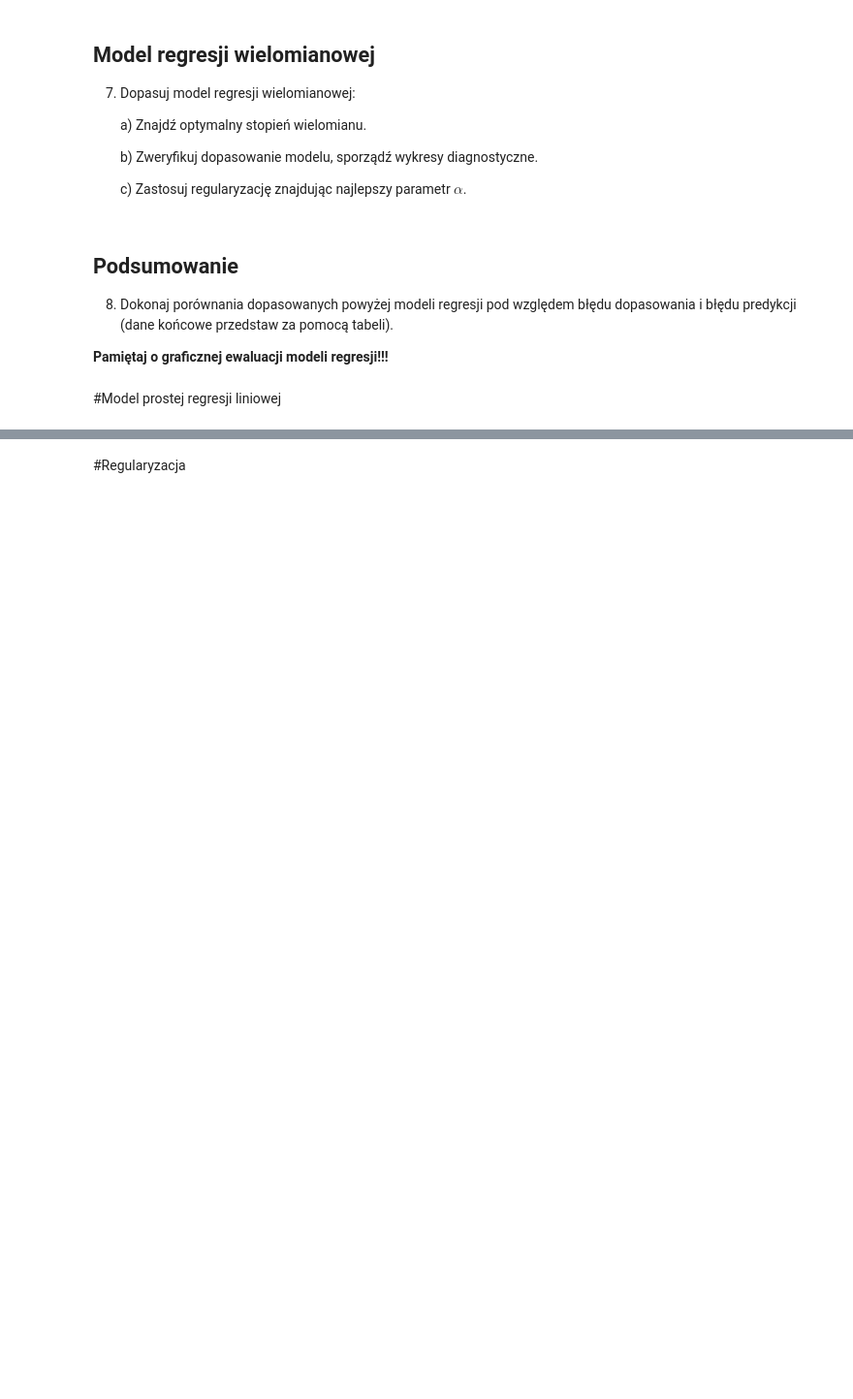
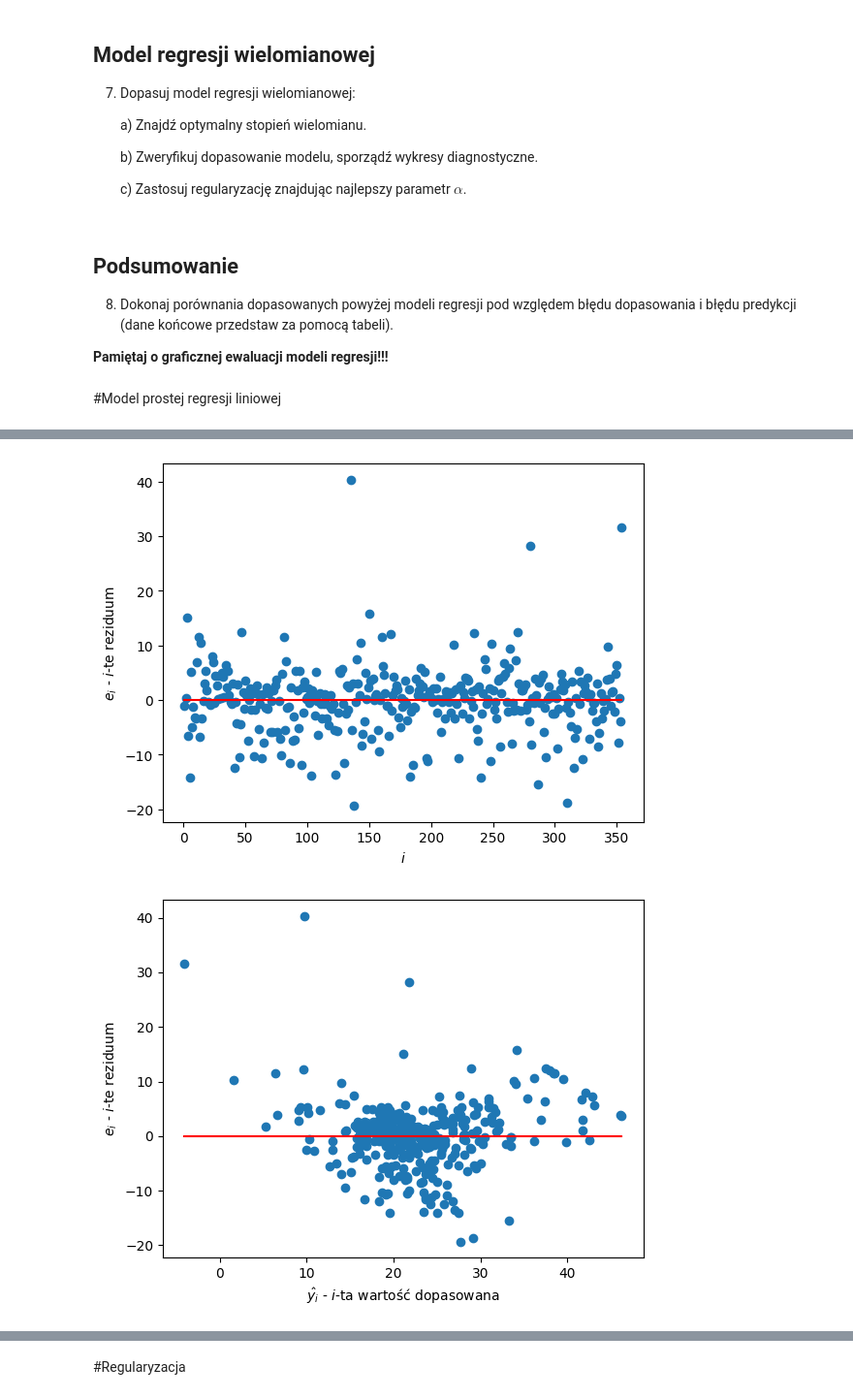
Before and after one commit to RudasKAP/ds08032025regul, a Jupyter notebook: 02_regresja_liniowa_case_study/Case study - Boston House Dataset.ipynb, the cells around one changed output, grey strips where cells are left out. Shown: that part at 97% size. Cells and saved outputs as stored; diff of their text form; code cells hidden in the pictures; blank space fills up the shorter version.

```diff
--- a/02_regresja_liniowa_case_study/Case study - Boston House Dataset.ipynb
+++ b/02_regresja_liniowa_case_study/Case study - Boston House Dataset.ipynb
@@ -103,0 +194,50 @@ warnings.filterwarnings('ignore')
+# %%
+# e) Zweryfikuj dopasowanie modelu, sporządź wykresy diagnostyczne:
+# wykres wartości przewidywanych względem prawdziwych, wykres residuów względem wartości dopasowanych.
+
+# 1. wykresy rezyduów (i,e_i)
+xrange = np.arange(1, len(fitted_model.resid) + 1)
+plt.scatter(xrange, fitted_model.resid)
+plt.xlabel("$i$")
+plt.ylabel("$e_i$ - $i$-te reziduum")
+X_plot = np.linspace(0, 6, 6)
+plt.plot(xrange, np.repeat(0, len(xrange)), color='red')
+
+plt.show()
+
+# 2. wykresy rezyduów (\hat(y_i),e_i)
+
+plt.scatter(fitted_model.fittedvalues, fitted_model.resid)
+plt.xlabel("$\hat{y_i}$ - $i$-ta wartość dopasowana")
+plt.ylabel("$e_i$ - $i$-te reziduum")
+
+xrange = np.arange(fitted_model.fittedvalues.min(), fitted_model.fittedvalues.max(), 0.1)
+plt.plot(xrange, np.repeat(0, len(xrange)), color='red')
+
+plt.show()
+#obydwa wykresy ukłazają wartości rezyduum koło 0, jest ok z dokładnością do kilku obserwacji
+# może będzie potrzebna regresja wielomianowa stopnia dwa, bo widać, że rezydua mogą się układać w łuk na wykresie 2.
+
+# 3. Wykres kwantylowy
+
+import scipy as sp
+fig = plt.figure()
+ax = fig.add_subplot(111)
+sp.stats.probplot(fitted_model.resid,plot=ax, fit=True)
+plt.show()
+
+#nie ma normalności
+
+#4. wykres wartości przewidywanych względem prawdziwych (y_i, \hat{y}_i)
+
+xrange = np.linspace(y_train.min(), y_train.max(), 100)
+plt.scatter(y_train, fitted_model.fittedvalues)
+plt.plot(xrange, xrange, color='red')
+plt.xlabel("$y_i$")
+plt.ylabel("$\hat{y}_i$")
+plt.show()
+
+# wniosek: wykres pokazuje, że przewidywania nie układają się wzdłuż linii y=x, brak dobrego dopasowania modelu
+# %% [output]
+[figure, added]
+[figure, added]
```
Also changed, not shown: parts of 48 cells of this notebook.
